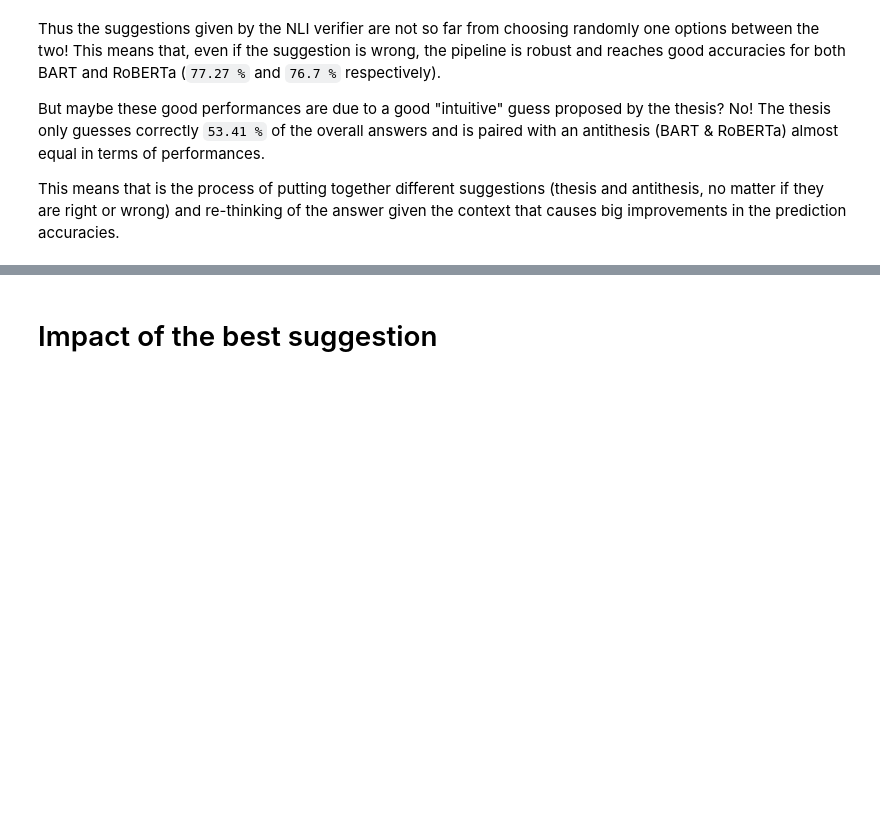
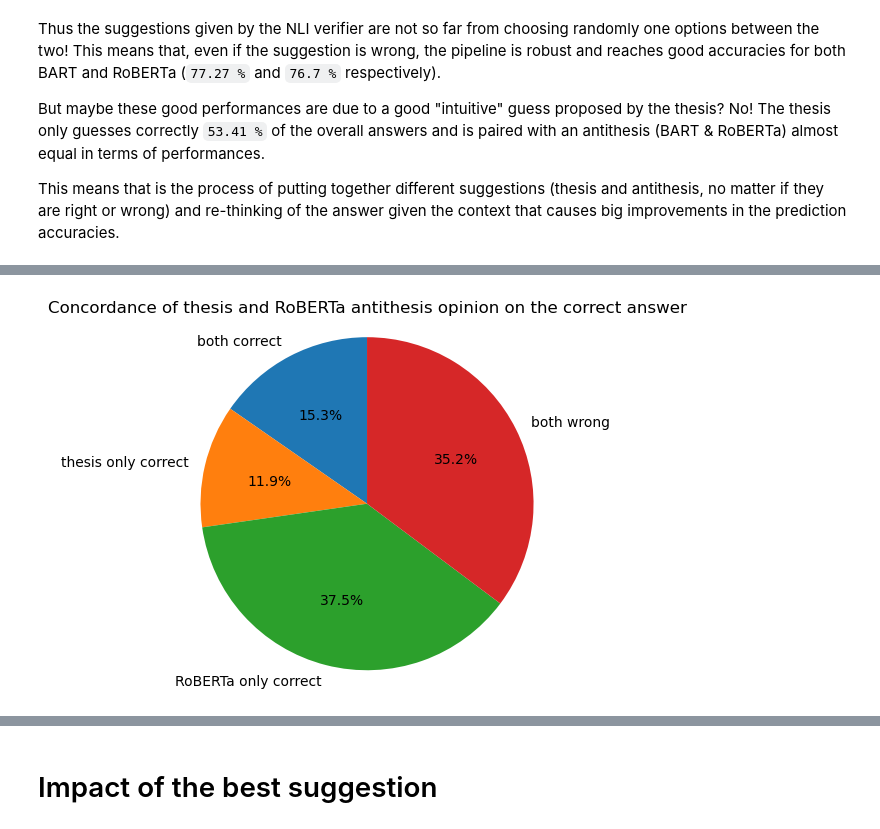
Before and after one commit to gaoithee/tesi-risultati, a Jupyter notebook: plot/phimini-comparison.ipynb, the cells around one changed output, grey strips where cells are left out. Saved outputs shown, nothing was run; the diff lists cells and outputs as text; code cells hidden in the pictures; blank space fills up the shorter version.

```diff
--- a/plot/phimini-comparison.ipynb
+++ b/plot/phimini-comparison.ipynb
@@ -168,0 +183,16 @@ This means that is the process of putting together different suggestions (thesis
+# %%
+both, thesis_only, antithesis_only = study_overlap(correct_answers, base['thesis'], candidates_roberta)
+
+
+# Pie chart, where the slices will be ordered and plotted counter-clockwise:
+labels = 'both correct', 'thesis only correct', 'RoBERTa only correct', 'both wrong'
+sizes = [both, thesis_only, antithesis_only, 100-(both+thesis_only+antithesis_only)]
+
+fig1, ax1 = plt.subplots()
+ax1.set_title("Concordance of thesis and RoBERTa antithesis opinion on the correct answer")
+ax1.pie(sizes,  labels=labels, autopct='%1.1f%%', startangle=90)
+ax1.axis('equal')
+
+plt.show()
+# %% [output]
+[figure, added]
```
Also changed, not shown: parts of 29 cells of this notebook, 8 other files.
